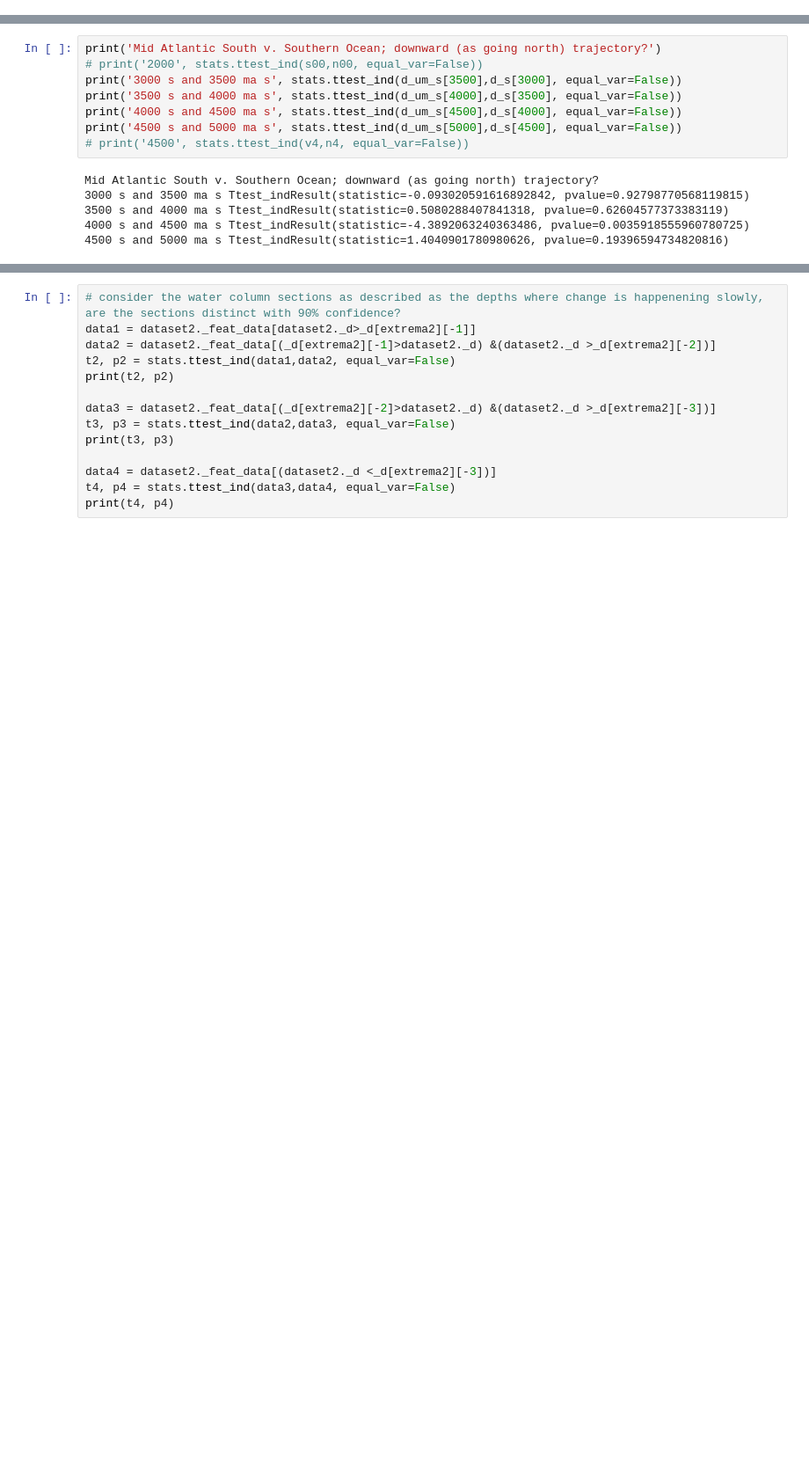
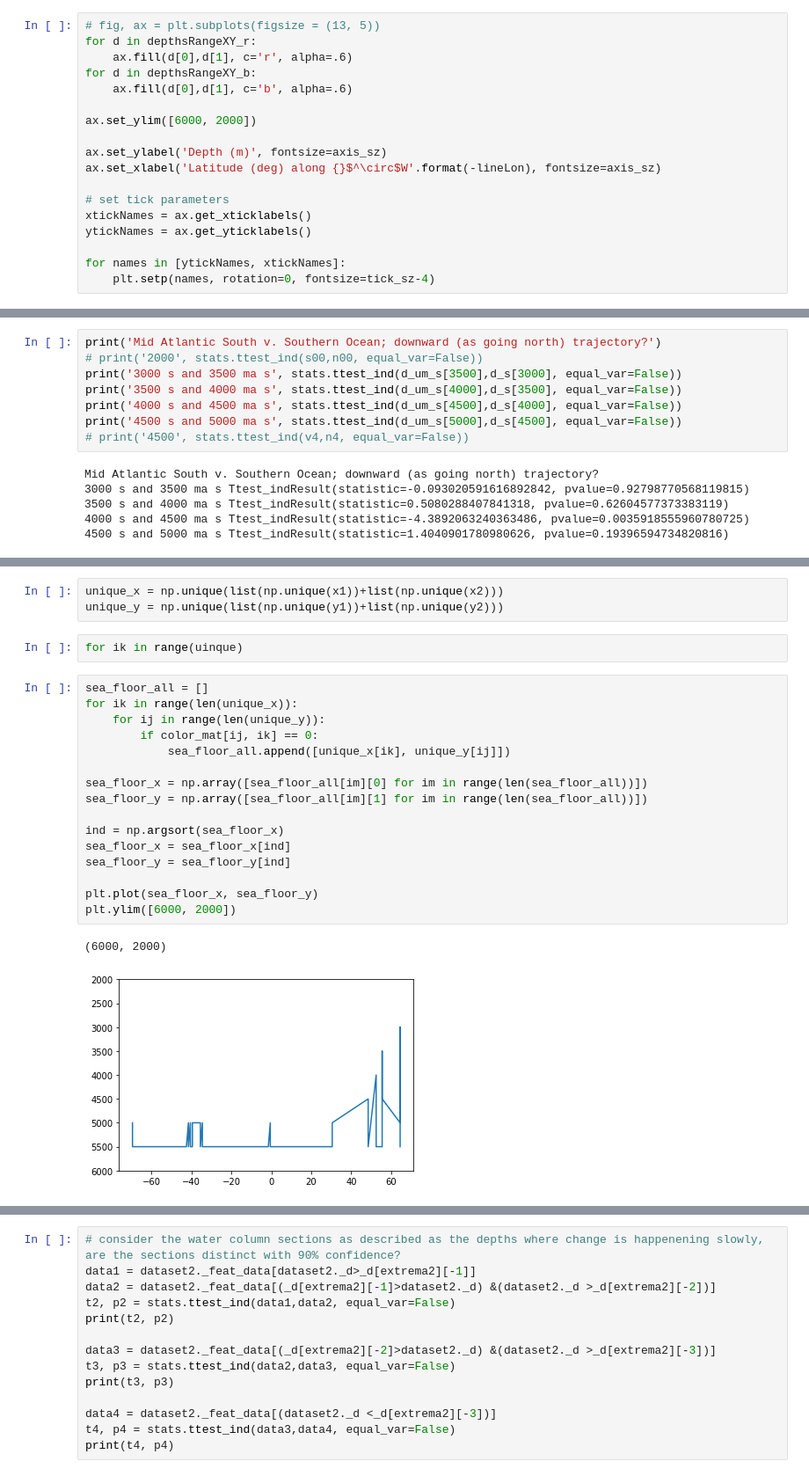
Before and after one commit to jordanplanders/Thinkful, a Jupyter notebook: Capstone Project/watercol_connectedness.ipynb, the cells around one changed output, grey strips where cells are left out. Shown at 88% size. Cells and saved outputs as stored; diff of their text form; blank space fills up the shorter version.

```diff
--- a/Capstone Project/watercol_connectedness.ipynb
+++ b/Capstone Project/watercol_connectedness.ipynb
@@ -550,3 +501,21 @@ name1 = 'two_endmember_Atlantic'
+# %%
+# fig, ax = plt.subplots(figsize = (13, 5))
+for d in depthsRangeXY_r:
+    ax.fill(d[0],d[1], c='r', alpha=.6)
+for d in depthsRangeXY_b:
+    ax.fill(d[0],d[1], c='b', alpha=.6)
+
+ax.set_ylim([6000, 2000])
+
+ax.set_ylabel('Depth (m)', fontsize=axis_sz)
+ax.set_xlabel('Latitude (deg) along {}$^\circ$W'.format(-lineLon), fontsize=axis_sz)
+
+# set tick parameters
+xtickNames = ax.get_xticklabels()
+ytickNames = ax.get_yticklabels()
+
+for names in [ytickNames, xtickNames]:
+    plt.setp(names, rotation=0, fontsize=tick_sz-4)
 # %%
 # dataset_SA = dataFetcher()
 # dataset_SA.return_from_psql('SELECT latitude, longitude, depth, {} from woa13 WHERE latitude <-50 and latitude > -70 and longitude < -20 and longitude >-40 order by depth'.format(tracer),['latitude', 'longitude', 'depth', tracer], [tracer], 'longitude', 'latitude')
@@ -1037,0 +1064,24 @@ Mid Atlantic South v. Southern Ocean; downward (as going north) trajectory?
+# %%
+unique_x = np.unique(list(np.unique(x1))+list(np.unique(x2)))
+unique_y = np.unique(list(np.unique(y1))+list(np.unique(y2)))
+# %%
+for ik in range(uinque)
+# %%
+sea_floor_all = []
+for ik in range(len(unique_x)):
+    for ij in range(len(unique_y)):
+        if color_mat[ij, ik] == 0:
+            sea_floor_all.append([unique_x[ik], unique_y[ij]])
+
+sea_floor_x = np.array([sea_floor_all[im][0] for im in range(len(sea_floor_all))])
+sea_floor_y = np.array([sea_floor_all[im][1] for im in range(len(sea_floor_all))])
+
+ind = np.argsort(sea_floor_x)
+sea_floor_x = sea_floor_x[ind]
+sea_floor_y = sea_floor_y[ind]
+
+plt.plot(sea_floor_x, sea_floor_y)
+plt.ylim([6000, 2000])
+# %% [output]
+(6000, 2000)
+[figure, added]
```
Also changed, not shown: parts of 23 cells of this notebook.
